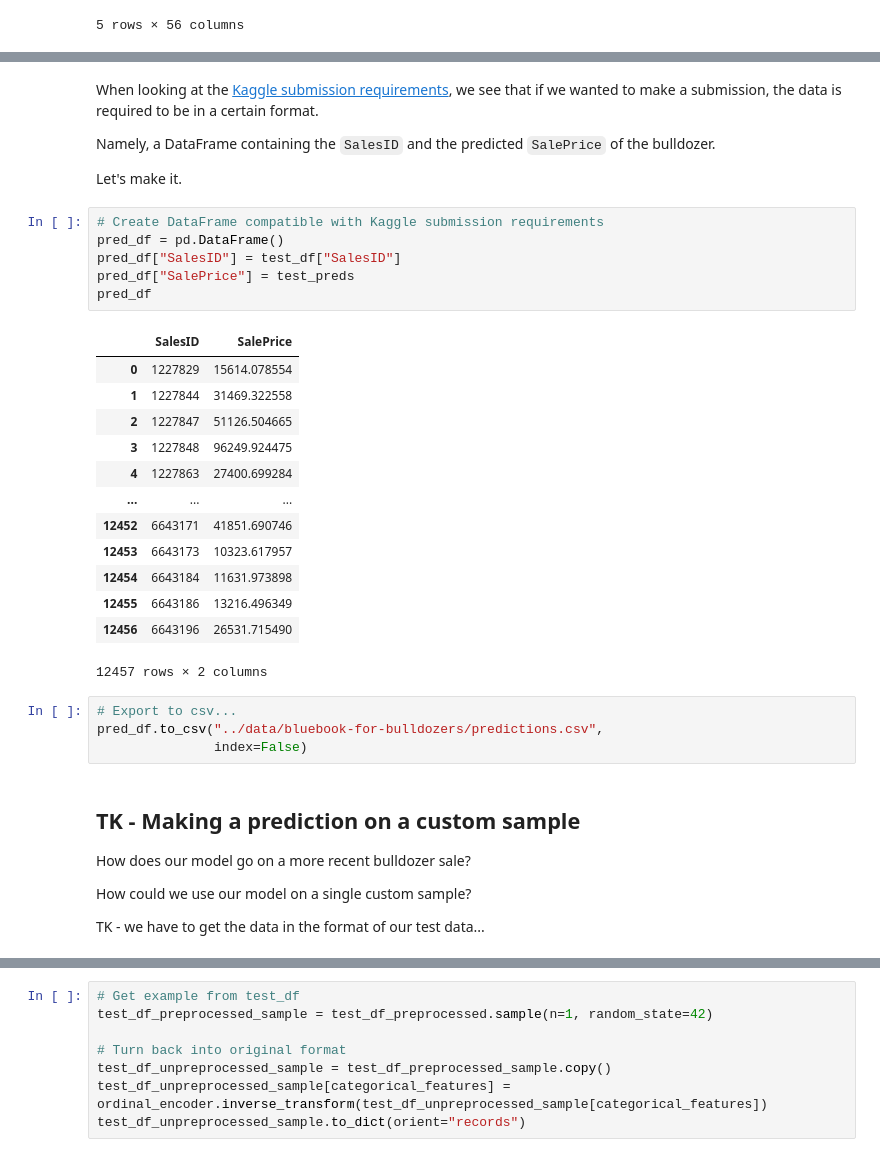
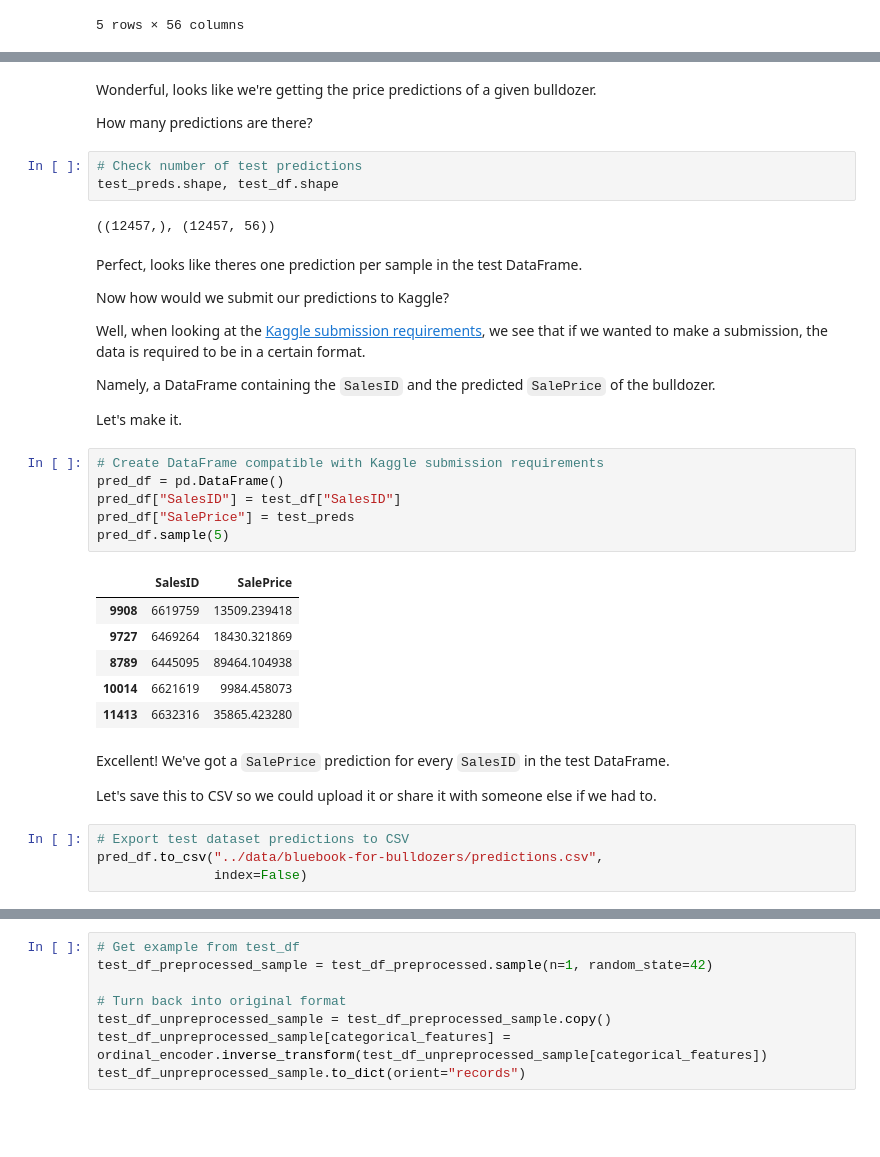
Before and after one commit to mrdbourke/zero-to-mastery-ml, a Jupyter notebook: section-3-structured-data-projects/end-to-end-bluebook-bulldozer-price-regression-tmp-v2.ipynb, the cells around one changed output, grey strips where cells are left out. Drawn from its saved outputs; the diff is of its cells as text; blank space fills up the shorter version.

```diff
--- a/section-3-structured-data-projects/end-to-end-bluebook-bulldozer-price-regression-tmp-v2.ipynb
+++ b/section-3-structured-data-projects/end-to-end-bluebook-bulldozer-price-regression-tmp-v2.ipynb
@@ -2629,5 +2755,18 @@ UPTOHERE... do we actually need these next steps? .. just use the test_preds and
+# %% [markdown]
+Wonderful, looks like we're getting the price predictions of a given bulldozer.
+
+How many predictions are there?
+# %%
+# Check number of test predictions
+test_preds.shape, test_df.shape
+# %% [output]
+((12457,), (12457, 56))
 # %% [markdown]
-When looking at the [Kaggle submission requirements](https://www.kaggle.com/c/bluebook-for-bulldozers/overview/evaluation), we see that if we wanted to make a submission, the data is required to be in a certain format.
+Perfect, looks like theres one prediction per sample in the test DataFrame.
+
+Now how would we submit our predictions to Kaggle?
+
+Well, when looking at the [Kaggle submission requirements](https://www.kaggle.com/c/bluebook-for-bulldozers/overview/evaluation), we see that if we wanted to make a submission, the data is required to be in a certain format.
 
 Namely, a DataFrame containing the `SalesID` and the predicted `SalePrice` of the bulldozer.
 
@@ -2635,32 +2774,21 @@ Let's make it.
 # %%
 # Create DataFrame compatible with Kaggle submission requirements
 pred_df = pd.DataFrame()
 pred_df["SalesID"] = test_df["SalesID"]
 pred_df["SalePrice"] = test_preds
-pred_df
+pred_df.sample(5)
 # %% [output]
 |  | SalesID | SalePrice |
-| 0 | 1227829 | 15614.078554 |
-| 1 | 1227844 | 31469.322558 |
-| 2 | 1227847 | 51126.504665 |
-| 3 | 1227848 | 96249.924475 |
-| 4 | 1227863 | 27400.699284 |
-| ... | ... | ... |
-| 12452 | 6643171 | 41851.690746 |
-| 12453 | 6643173 | 10323.617957 |
-| 12454 | 6643184 | 11631.973898 |
-| 12455 | 6643186 | 13216.496349 |
-| 12456 | 6643196 | 26531.715490 |
+| 9908 | 6619759 | 13509.239418 |
+| 9727 | 6469264 | 18430.321869 |
+| 8789 | 6445095 | 89464.104938 |
+| 10014 | 6621619 | 9984.458073 |
+| 11413 | 6632316 | 35865.423280 |
-12457 rows × 2 columns
+# %% [markdown]
+Excellent! We've got a `SalePrice` prediction for every `SalesID` in the test DataFrame.
+
+Let's save this to CSV so we could upload it or share it with someone else if we had to.
 # %%
-# Export to csv...
+# Export test dataset predictions to CSV
 pred_df.to_csv("../data/bluebook-for-bulldozers/predictions.csv",
                index=False)
-# %% [markdown]
-## TK - Making a prediction on a custom sample
-
-How does our model go on a more recent bulldozer sale?
-
-How could we use our model on a single custom sample?
-
-TK - we have to get the data in the format of our test data...
```
Also changed, not shown: parts of 91 cells of this notebook, 1 other file.
